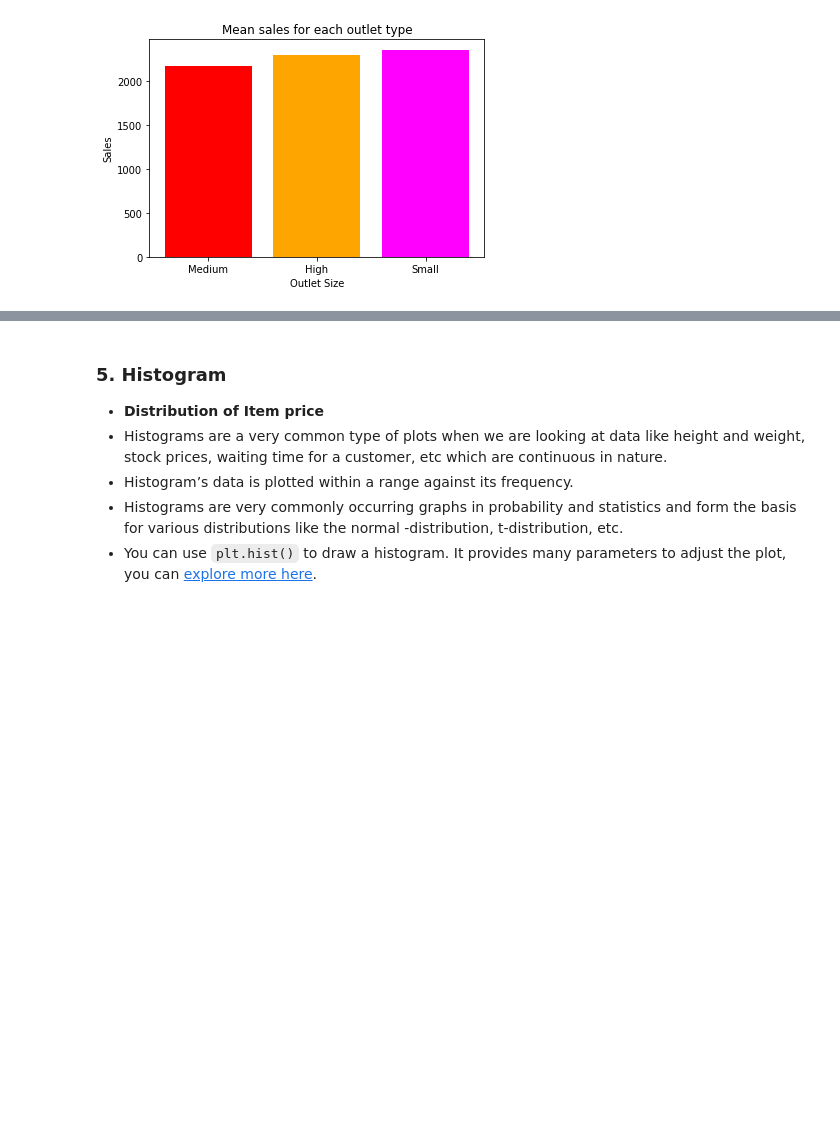
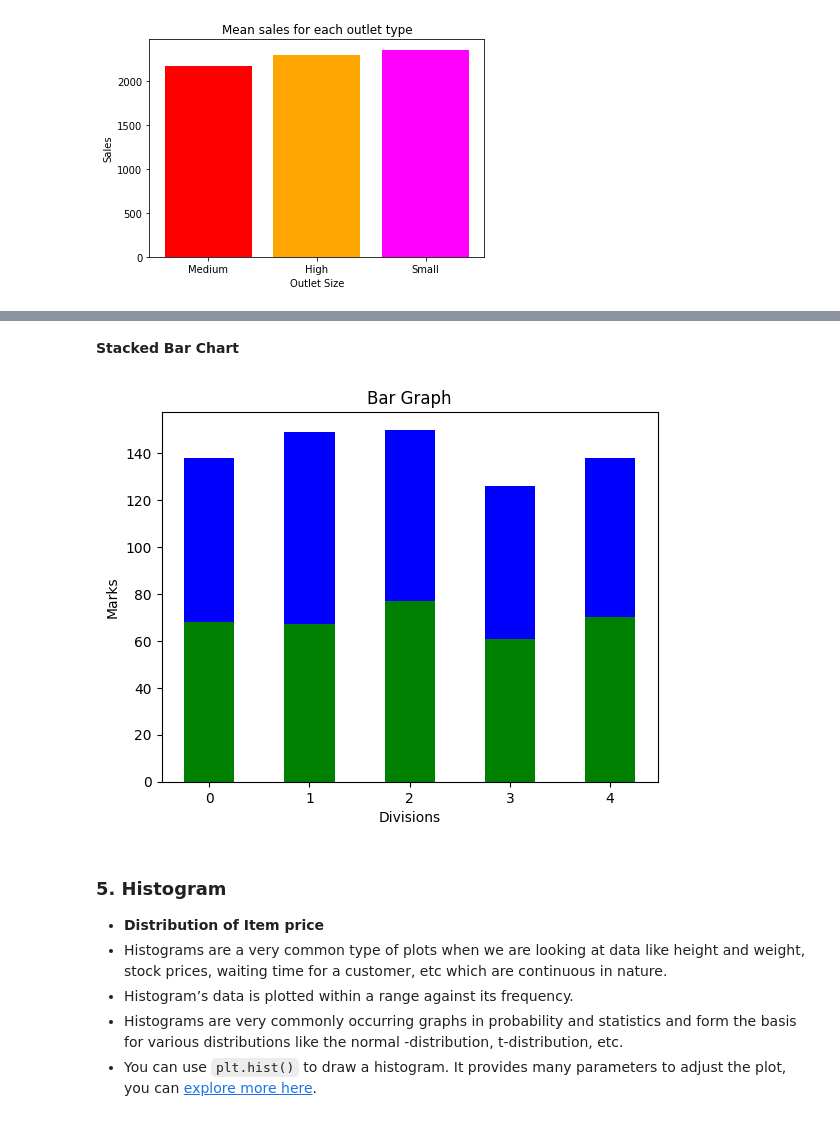
Before and after one commit to Adh101/TechAxis-Data-Science-with-Python-Notes, a Jupyter notebook: Visualization_with_Matplotlib.ipynb, the cells around one changed output, grey strips where cells are left out. Cells and saved outputs as stored; diff of their text form; code cells hidden in the pictures; blank space fills up the shorter version.

```diff
--- a/Visualization_with_Matplotlib.ipynb
+++ b/Visualization_with_Matplotlib.ipynb
@@ -323,3 +358,23 @@ plt.bar(x, y, color=['red', 'orange', 'magenta'])
+# %% [markdown]
+**Stacked Bar Chart**
+# %%
+divisions = ["A", "B", "C", "D", "E"]
+girls_avg = [72, 97, 69, 69, 66]
+boys_avg = [68, 67, 77, 61, 70]
+division_avg = [70, 82, 73, 65, 68]
+
+index = np.arange(5)
+width = 0.50
+
+plt.bar(index, boys_avg, width, color="green", label="Boys Marks")
+plt.bar(index, division_avg, width, color="blue", label="Girls Marks", bottom=boys_avg)
+
+plt.title("Bar Graph")
+plt.xlabel("Divisions")
+plt.ylabel("Marks")
+plt.show()
+# %% [output]
+[figure, added]
 # %% [markdown]
 ### 5. Histogram
 
```
Also changed, not shown: parts of 13 cells of this notebook.
